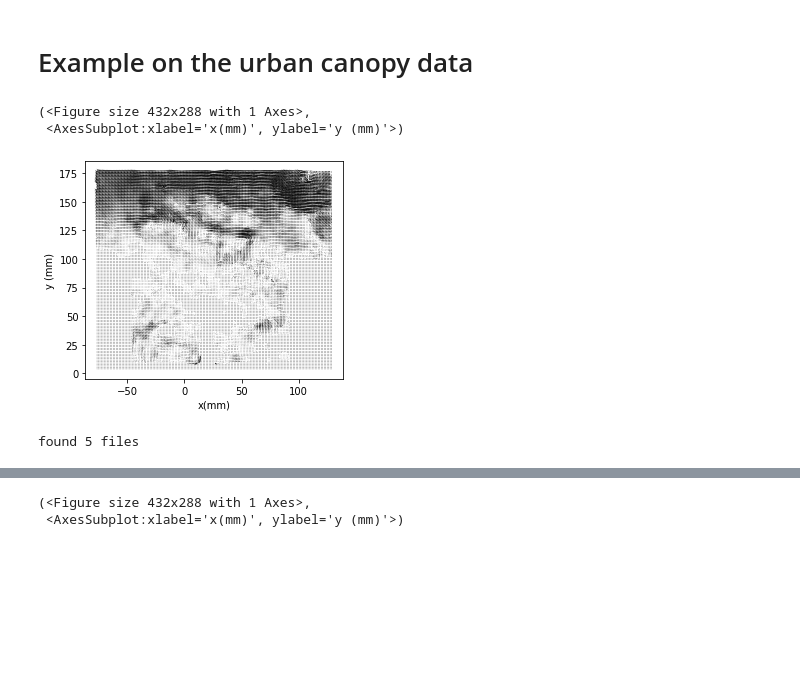
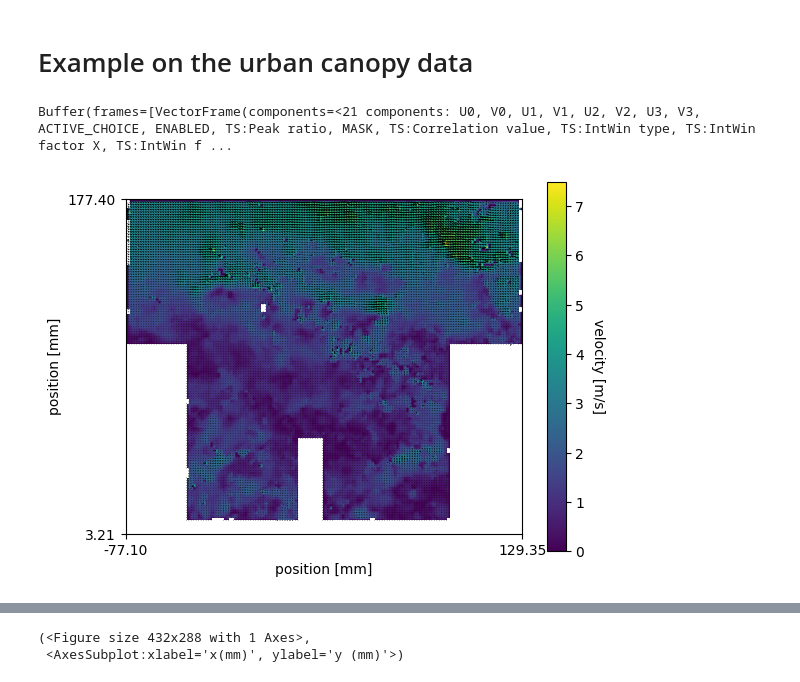
Before and after one commit to alexlib/pivpy, a Jupyter notebook: examples/notebooks/test_urban_canopy.ipynb, the cells around one changed output, grey strips where cells are left out. Drawn from its saved outputs; the diff is of its cells as text; code cells hidden in the pictures; blank space fills up the shorter version.

Commit message:
importing lvreader by lavision

```diff
--- a/examples/notebooks/test_urban_canopy.ipynb
+++ b/examples/notebooks/test_urban_canopy.ipynb
@@ -15,15 +10,12 @@ data['v'] = data['v'].transpose()
-# %%
-# data.attrs['units'] = ['mm','mm','m/s','m/s']
-graphics.quiver(data.isel(t=0),arrScale=50)
-# %% [output]
-(<Figure size 432x288 with 1 Axes>,
- <AxesSubplot:xlabel='x(mm)', ylabel='y (mm)'>)
-[figure, removed]
-# %%
-path = pkg.resource_filename('pivpy','data/urban_canopy')
-data = io.load_directory(path,basename='B*',ext='.vc7')
-data.attrs['units'] = ['mm','mm','m/s','m/s'] # fix units or fix the code
-data['u'] = data['u'].transpose()
-data['v'] = data['v'].transpose()
-# %% [output]
-found 5 files
+# %%
+from lvreader import read_buffer
+# import pathlib
+# vc7file = pathlib.Path('../../pivpy/data/VC7/2d2c/2Ca.vc7')
+buffer = read_buffer(pkg.resource_filename('pivpy','data/urban_canopy/B00001.vc7'))
+print(buffer)
+# %% [output]
+Buffer(frames=[VectorFrame(components=<21 components: U0, V0, U1, V1, U2, V2, U3, V3, ACTIVE_CHOICE, ENABLED, TS:Peak ratio, MASK, TS:Correlation value, TS:IntWin type, TS:IntWin factor X, TS:IntWin f ...
+# %%
+buffer.plot()
+# %% [output]
+[figure, added]
```
Also changed, not shown: parts of 12 cells of this notebook, 6 other files.
